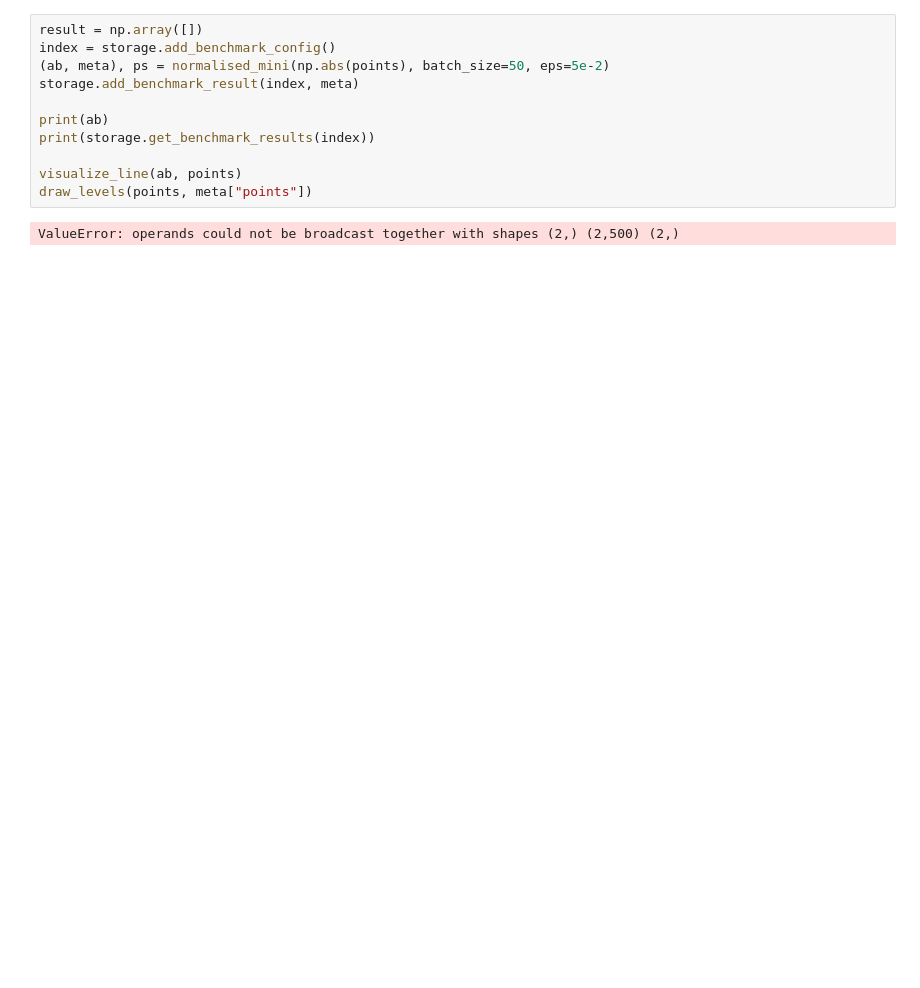
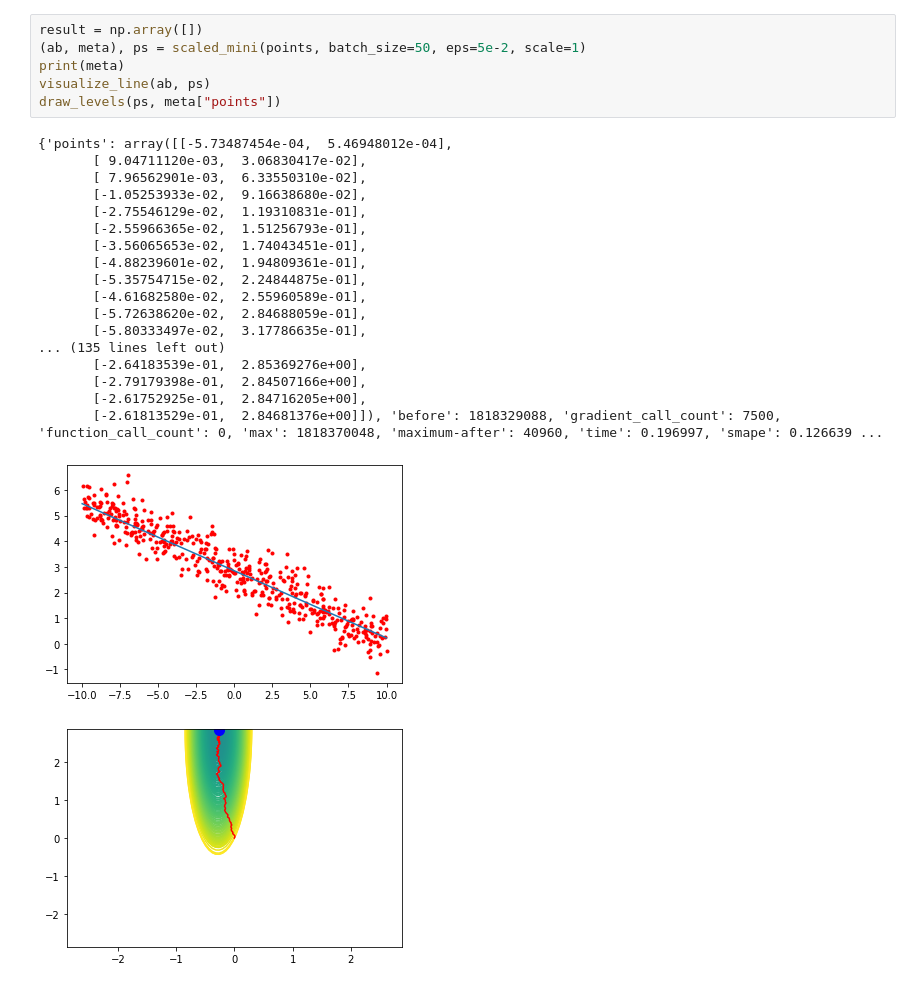
Before and after one commit to EasySocHacks/Optimization-Methods-IFMO, a Jupyter notebook: HW2/2.2.ipynb, the cells around one changed output. Cells and saved outputs as stored; diff of their text form; blank space fills up the shorter version.

```diff
--- a/HW2/2.2.ipynb
+++ b/HW2/2.2.ipynb
@@ -19,13 +19,26 @@ storage = BenchmarkStorage()
 # %%
 result = np.array([])
-index = storage.add_benchmark_config()
-(ab, meta), ps = normalised_mini(np.abs(points), batch_size=50, eps=5e-2)
-storage.add_benchmark_result(index, meta)
-
-print(ab)
-print(storage.get_benchmark_results(index))
-
-visualize_line(ab, points)
-draw_levels(points, meta["points"])
+(ab, meta), ps = scaled_mini(points, batch_size=50, eps=5e-2, scale=1)
+print(meta)
+visualize_line(ab, ps)
+draw_levels(ps, meta["points"])
 # %% [output]
-ValueError: operands could not be broadcast together with shapes (2,) (2,500) (2,)
+{'points': array([[-5.73487454e-04,  5.46948012e-04],
+       [ 9.04711120e-03,  3.06830417e-02],
+       [ 7.96562901e-03,  6.33550310e-02],
+       [-1.05253933e-02,  9.16638680e-02],
+       [-2.75546129e-02,  1.19310831e-01],
+       [-2.55966365e-02,  1.51256793e-01],
+       [-3.56065653e-02,  1.74043451e-01],
+       [-4.88239601e-02,  1.94809361e-01],
+       [-5.35754715e-02,  2.24844875e-01],
+       [-4.61682580e-02,  2.55960589e-01],
+       [-5.72638620e-02,  2.84688059e-01],
+       [-5.80333497e-02,  3.17786635e-01],
+... (135 lines left out)
+       [-2.64183539e-01,  2.85369276e+00],
+       [-2.79179398e-01,  2.84507166e+00],
+       [-2.61752925e-01,  2.84716205e+00],
+       [-2.61813529e-01,  2.84681376e+00]]), 'before': 1818329088, 'gradient_call_count': 7500, 'function_call_count': 0, 'max': 1818370048, 'maximum-after': 40960, 'time': 0.196997, 'smape': 0.126639 ...
+[figure, added]
+[figure, added]
```
Also changed, not shown: parts of 4 cells of this notebook, 1 other file.
